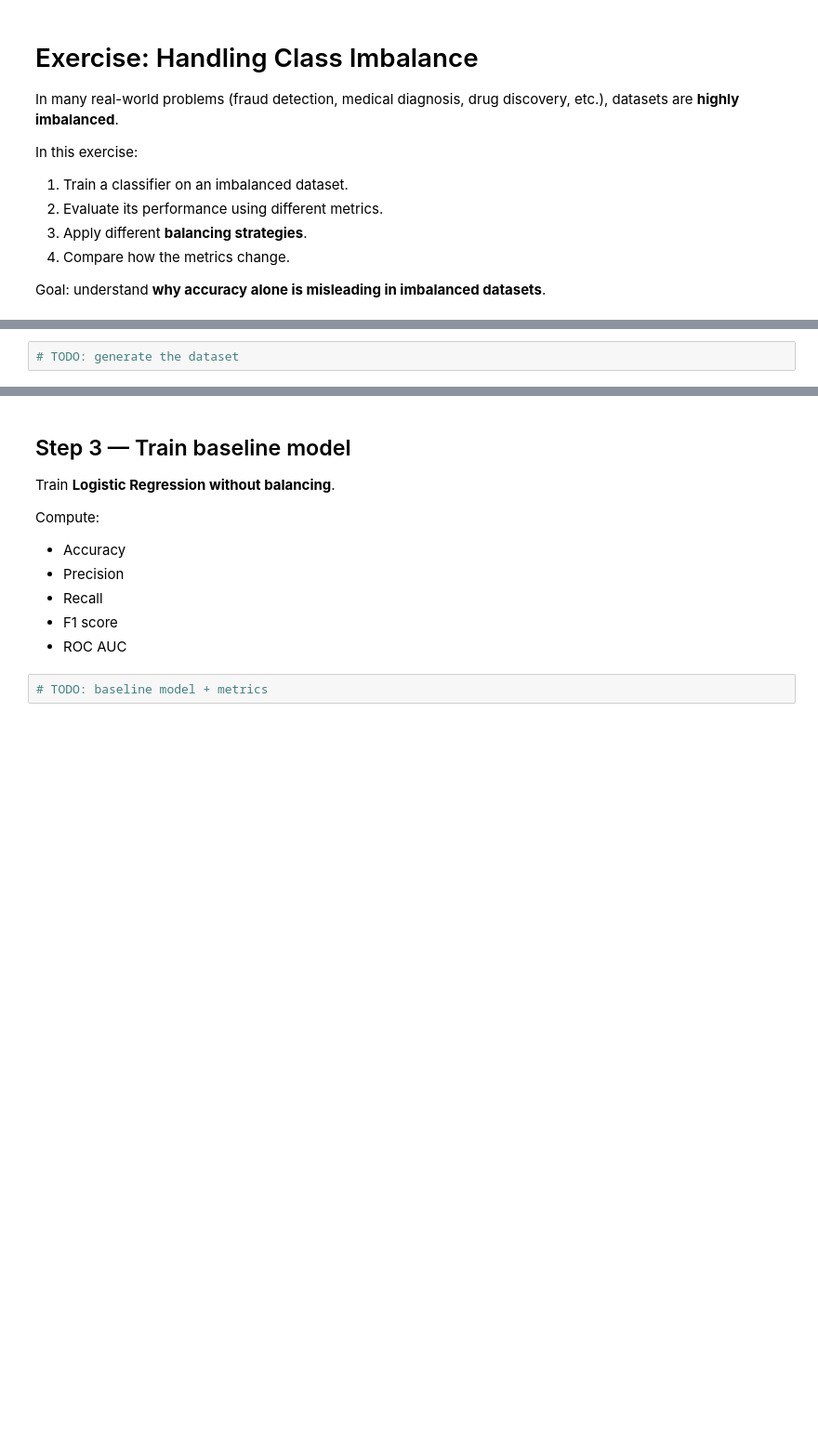
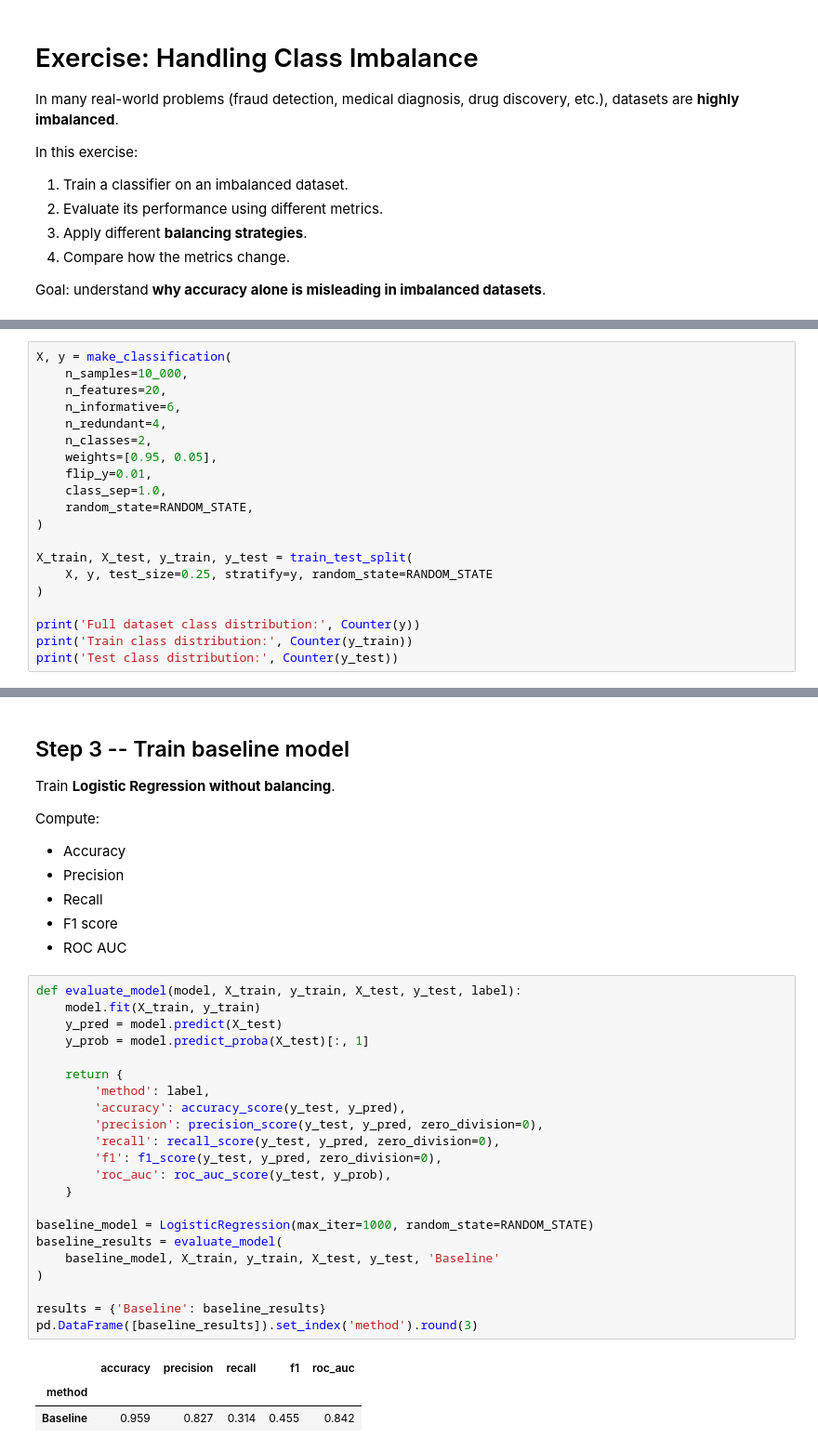
Before and after one commit to PabloRodriguezElvira/Lab_ML, a Jupyter notebook: Lab5/ml05_metrics_exercise.ipynb, the cells around one changed output, grey strips where cells are left out. Shown at 93% size. Saved outputs shown, nothing was run; the diff lists cells and outputs as text; blank space fills up the shorter version.

```diff
--- a/Lab5/ml05_metrics_exercise.ipynb
+++ b/Lab5/ml05_metrics_exercise.ipynb
@@ -35,4 +50,22 @@ Example parameters:
 
 You can play with more combinations
 # %%
-# TODO: generate the dataset
+X, y = make_classification(
+    n_samples=10_000,
+    n_features=20,
+    n_informative=6,
+    n_redundant=4,
+    n_classes=2,
+    weights=[0.95, 0.05],
+    flip_y=0.01,
+    class_sep=1.0,
+    random_state=RANDOM_STATE,
+)
+
+X_train, X_test, y_train, y_test = train_test_split(
+    X, y, test_size=0.25, stratify=y, random_state=RANDOM_STATE
+)
+
+print('Full dataset class distribution:', Counter(y))
+print('Train class distribution:', Counter(y_train))
+print('Test class distribution:', Counter(y_test))
@@ -39,5 +76,5 @@ You can play with more combinations
 # %% [markdown]
-## Step 3 — Train baseline model
+## Step 3 -- Train baseline model
 
 Train **Logistic Regression without balancing**.
 
@@ -48,5 +85,29 @@ Compute:
 - F1 score
 - ROC AUC
 # %%
-# TODO: baseline model + metrics
+def evaluate_model(model, X_train, y_train, X_test, y_test, label):
+    model.fit(X_train, y_train)
+    y_pred = model.predict(X_test)
+    y_prob = model.predict_proba(X_test)[:, 1]
+
+    return {
+        'method': label,
+        'accuracy': accuracy_score(y_test, y_pred),
+        'precision': precision_score(y_test, y_pred, zero_division=0),
+        'recall': recall_score(y_test, y_pred, zero_division=0),
+        'f1': f1_score(y_test, y_pred, zero_division=0),
+        'roc_auc': roc_auc_score(y_test, y_prob),
+    }
+
+baseline_model = LogisticRegression(max_iter=1000, random_state=RANDOM_STATE)
+baseline_results = evaluate_model(
+    baseline_model, X_train, y_train, X_test, y_test, 'Baseline'
+)
+
+results = {'Baseline': baseline_results}
+pd.DataFrame([baseline_results]).set_index('method').round(3)
+# %% [output]
+|  | accuracy | precision | recall | f1 | roc_auc |
+| method |  |  |  |  |  |
+| Baseline | 0.959 | 0.827 | 0.314 | 0.455 | 0.842 |
 # %% [markdown]
```
Also changed, not shown: parts of 9 cells of this notebook, 1 other file.
